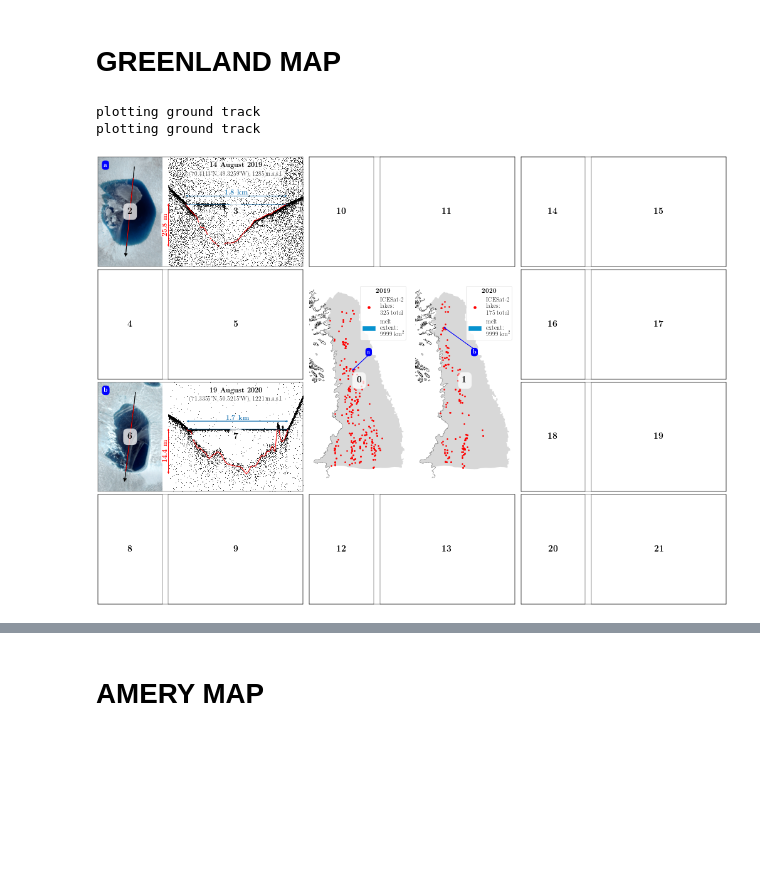
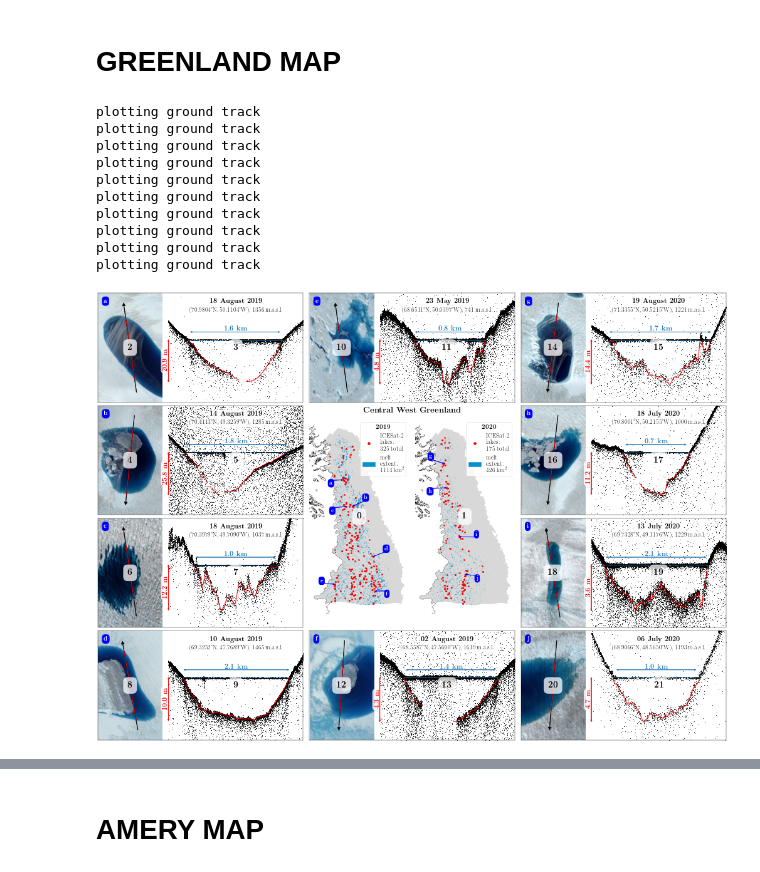
Before and after one commit to fliphilipp/icelakes-methods, a Jupyter notebook: 09b-bigplots_results_location_maps.ipynb, the cells around one changed output, grey strips where cells are left out. Cells and saved outputs as stored; diff of their text form; code cells hidden in the pictures; blank space fills up the shorter version.

Commit message:
finish up results maps with example panels

```diff
--- a/09b-bigplots_results_location_maps.ipynb
+++ b/09b-bigplots_results_location_maps.ipynb
@@ -485,7 +485,7 @@ def add_letter(ax, text, fs=16, col='b'):
     ax.text(0.09,0.95,r'\textbf{%s}'%text,color='w',fontsize=fs,ha='left', va='top', fontweight='bold',
               bbox=dict(fc=col, boxstyle='round,pad=0.3,rounding_size=0.5', lw=0), transform=ax.transAxes)
 # %%
-min_area = 0.01
+min_area = 30*30 / 1e6 * 9
 melt_color = '#0692cf'
 
 def plot_region(region, meltseasons, axes=None, increase_scatter=1):
@@ -538,14 +538,14 @@ def plot_region(region, meltseasons, axes=None, increase_scatter=1):
         lakedfs.append(gdfs)
 
         #############################################################################################################
-        # ext = gpd.read_file('region_shapefiles/extents/%s_extent_%s.geojson' % (region,meltseason.replace('-', '_')))\
-        # .explode(index_parts=False).to_crs(base_crs)
-        # patch_areas = ext.geometry.area / 1e6
-        # ext = ext[patch_areas > min_area].simplify(60)
-        # total_area = np.sum(patch_areas[patch_areas > min_area])
-        # ext_plot = ext.buffer(200).simplify(100).plot(ax=ax, color=melt_color)
+        ext = gpd.read_file('region_shapefiles/extents/%s_extent_%s.geojson' % (region,meltseason.replace('-', '_')))\
+        .explode(index_parts=False).to_crs(base_crs)
+        patch_areas = ext.geometry.area / 1e6
+        ext = ext[patch_areas > min_area].simplify(60)
+        total_area = np.sum(patch_areas[patch_areas > min_area])
+        ext_plot = ext.buffer(200).simplify(100).plot(ax=ax, color=melt_color)
         #############################################################################################################
-        total_area = 9999.9
+        # total_area = 9999.9
 
         ax.set_xlim(xl)
         ax.set_ylim(yl)
@@ -556,7 +556,7 @@ def plot_region(region, meltseasons, axes=None, increase_scatter=1):
         if region == 'CW':
             patchlabel = patchlabel.replace(':', ':\n').replace('Landsat ', '').replace('melt ', 'melt\n')
         melt_patch = mpatches.Patch(color=melt_color, label=patchlabel)
-        if region_name == 'B-C':
+        if region == 'B-C':
             ax.legend(handles=[scatt,melt_patch], loc=leg_loc)
             ax.set_title(r'\textbf{%s, %s}' % (region_name,meltseason), fontsize=plt.rcParams['font.size']+8)
         else:
@@ -658,7 +727,12 @@ settings = {
 ax_map = axs[0]
 
 thesubplots = [
-    [cw19_deepest, 2, {'x': -120766.547, 'y': -2090835.828}],
+    [cw19_icecover_transp, 2, {'x': -214202.178, 'y': -2078683.625}], #a
+    [cw19_deepest, 4, {'x': -128552.850, 'y': -2114723.088}], #b
+    [cw19_crevassed, 6, {'x': -211087.657, 'y': -2146980.632}], #c
+    [cw19_highestquality , 8, {'x': -77163.253, 'y': -2241528.602}], #d
+    [cw19_sw, 10, {'x': -237561.085, 'y': -2321393.812}], #e
+    [cw19_icecover, 12, {'x': -75605.993, 'y': -2353651.358}], #f
 ]
 
 for i_plot,loc in enumerate(thesubplots):
@@ -671,7 +745,10 @@ ax_map = axs[1]
 istart = len(thesubplots)
 
 thesubplots = [
-    [cw20_2nddeepest, 6, {'x': -120766.547, 'y': -2090835.828}],
+    [cw20_2nddeepest, 14, {'x': -229210.814, 'y': -2012611.295}], #g
+    [cw20_beddrop, 16, {'x': -230768.075, 'y': -2098928.022}], #h
+    [cw20_2basins, 18, {'x': -115530.797, 'y': -2205711.610}], #i
+    [cw20_south, 20, {'x': -113973.537, 'y': -2315387.234}], #j
 ]
 
 for i_plot,loc in enumerate(thesubplots):
@@ -688,39 +765,47 @@ axboxs = []
 for j in range(3):
     for i in range(4):
         if not ((i in [1,2]) and (j==1)):
             axboxs.append(fig.add_subplot(gs[i, j*6:(j+1)*6]))
             axboxs[-1].tick_params(bottom=False,left=False,labelbottom=False,labelleft=False)
             axboxs[-1].patch.set_facecolor('none')
 
-# axbox_center = fig.add_subplot(gs[1:3, 6:12])
-# axbox_center.axis('off')
-# axbox_center.text(0.5, 0.995, '\n' + r'\textbf{Central West Greenland}', fontsize=26, transform=axbox_center.transAxes,
-#                   ha='center', va='center')
+axbox_center = fig.add_subplot(gs[1:3, 6:12])
+axbox_center.axis('off')
+axbox_center.text(0.5, 0.995, '\n' + r'\textbf{Central West Greenland}', fontsize=26, transform=axbox_center.transAxes,
+                  ha='center', va='center')
 
 fig.tight_layout(pad=0.3, h_pad=0.5, w_pad=0.5)
-# fig.savefig('plots/results_map_greenland_cw.jpg', dpi=300)
+fig.savefig('plots/results_map_greenland_cw.jpg', dpi=300)
 
 # for getting arrow start coordinates
 coords = []
 def onclick(event):
     global ix, iy
     ix, iy = event.xdata, event.ydata
     print("'x': %.3f, 'y': %.3f" % (ix,iy))
     global coords
     coords.append((ix,iy))
     if len(coords) > 100:
         fig.canvas.mpl_disconnect(cid)
     return coords
 cid = fig.canvas.mpl_connect('button_press_event', onclick)
 
 # numbers for subplots
 for iax, ax in enumerate(axs):
     ax.text(0.5, 0.5, r'\textbf{%d}'%iax, transform=ax.transAxes, ha='center', va='center', fontsize=28, zorder=10000,
            bbox=dict(facecolor='white', alpha=0.75, boxstyle='round,pad=.5,rounding_size=0.5', lw=0))
 # %% [output]
 plotting ground track
 plotting ground track
+plotting ground track
+plotting ground track
+plotting ground track
+plotting ground track
+plotting ground track
+plotting ground track
+plotting ground track
+plotting ground track
-[figure, old version]
+[figure, new version]
 # %%
 print("'x': %.3f, 'y': %.3f" % (coords[-1][0], coords[-1][1]))
 # %% [output]
```
Also changed, not shown: parts of 5 cells of this notebook, 10 other files.
